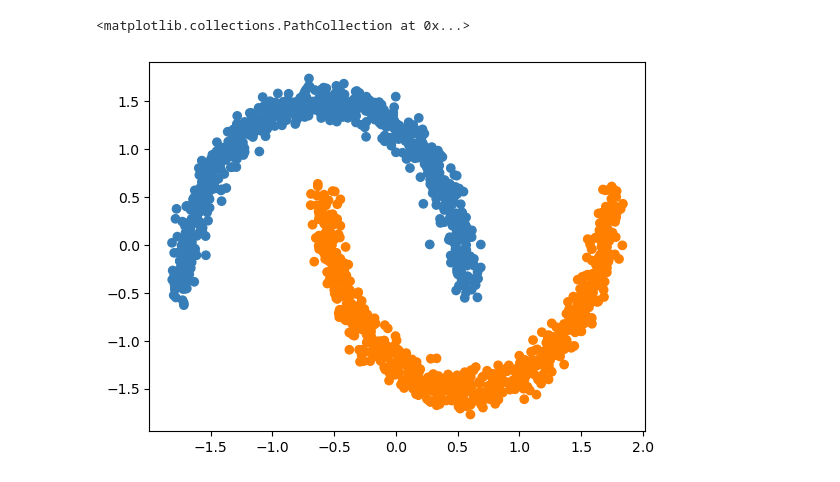
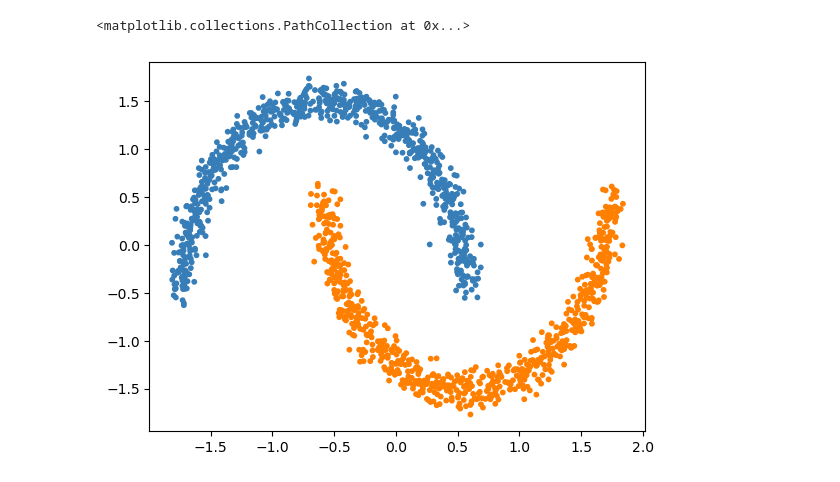
Before and after one commit to junzeye/OCT_vs_NN, a Jupyter notebook: 2D_experiments/scratch.ipynb, the cells around one changed output. Drawn from its saved outputs; the diff is of its cells as text; code cells hidden in the pictures.

```diff
--- a/2D_experiments/scratch.ipynb
+++ b/2D_experiments/scratch.ipynb
@@ -16,3 +14,6 @@ X = StandardScaler().fit_transform(X)
+# %%
+moon_x, moon_y = noisy_moons
+moon_x = StandardScaler().fit_transform(moon_x)
 # %%
 colors = np.array(
     list(
@@ -25,12 +26,12 @@ colors = np.array(
                     "#f781bf",
                 ]
             ),
-            int(max(y) + 1),
+            int(max(moon_y) + 1),
         )
     )
 )
 # %%
-plt.scatter(X[:,0], X[:,1], color = colors[y])
+plt.scatter(moon_x[:,0], moon_x[:,1], color = colors[moon_y], s = 10)
 # %% [output]
 <matplotlib.collections.PathCollection at 0x...>
-[figure, old version]
+[figure, new version]
```
Also changed, not shown: parts of 10 cells of this notebook, 5 other files.
